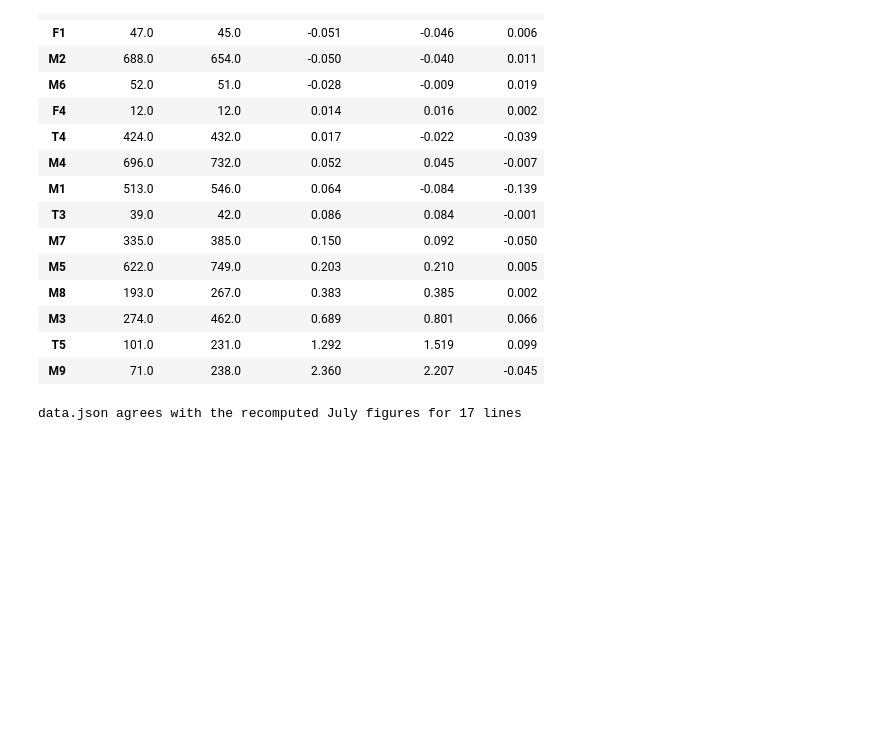
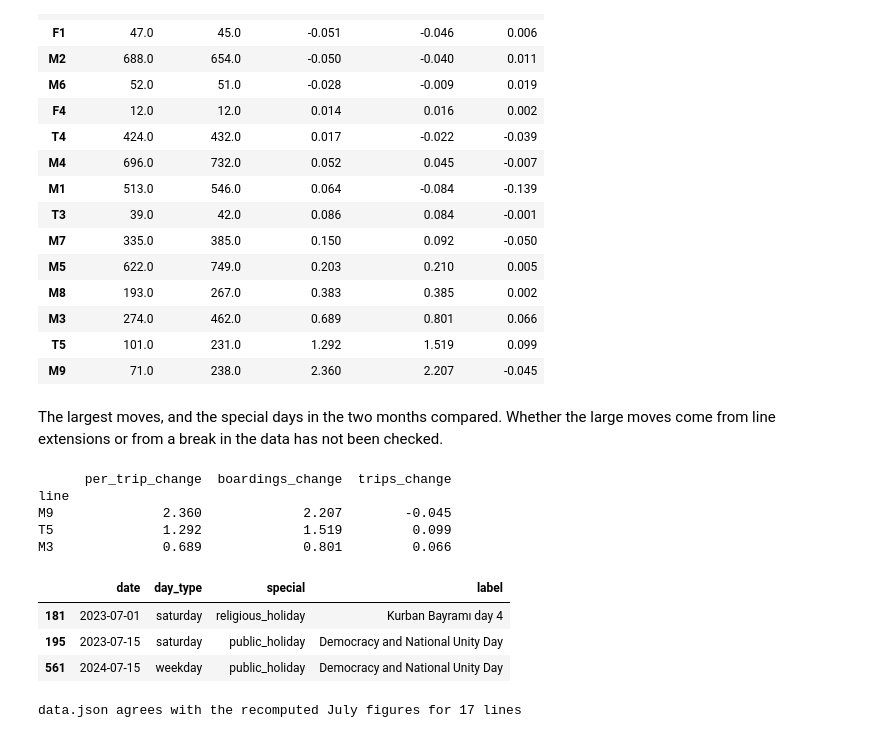
Before and after one commit to batuhanYagmurr/istanbul-metro-planner, a Jupyter notebook: analysis.ipynb, the cells around one changed output. Drawn from its saved outputs; the diff is of its cells as text; code cells hidden in the pictures; blank space fills up the shorter version.

```diff
--- a/analysis.ipynb
+++ b/analysis.ipynb
@@ -141,6 +141,23 @@ cmp.sort_values("per_trip_change")
 | M3 | 274.0 | 462.0 | 0.689 | 0.801 | 0.066 |
 | T5 | 101.0 | 231.0 | 1.292 | 1.519 | 0.099 |
 | M9 | 71.0 | 238.0 | 2.360 | 2.207 | -0.045 |
+# %% [markdown]
+The largest moves, and the special days in the two months compared. Whether the large moves come from line extensions or from a break in the data has not been checked.
+# %%
+big = cmp.reindex(cmp.per_trip_change.abs().sort_values(ascending=False).index).head(3)
+print(big[["per_trip_change", "boardings_change", "trips_change"]].to_string())
+jul_special = cal[cal.date.dt.strftime("%Y-%m").isin(["2023-07", "2024-07"]) & cal.special.isin(["religious_holiday", "public_holiday"])]
+jul_special
+# %% [output]
+      per_trip_change  boardings_change  trips_change
+line
+M9              2.360             2.207        -0.045
+T5              1.292             1.519         0.099
+M3              0.689             0.801         0.066
+|  | date | day_type | special | label |
+| 181 | 2023-07-01 | saturday | religious_holiday | Kurban Bayramı day 4 |
+| 195 | 2023-07-15 | saturday | public_holiday | Democracy and National Unity Day |
+| 561 | 2024-07-15 | weekday | public_holiday | Democracy and National Unity Day |
 # %%
 # the same figures from app/data.json, which the panel and README use
 for line, x in APP["lines"].items():
```
Also changed, not shown: 14 other files.
